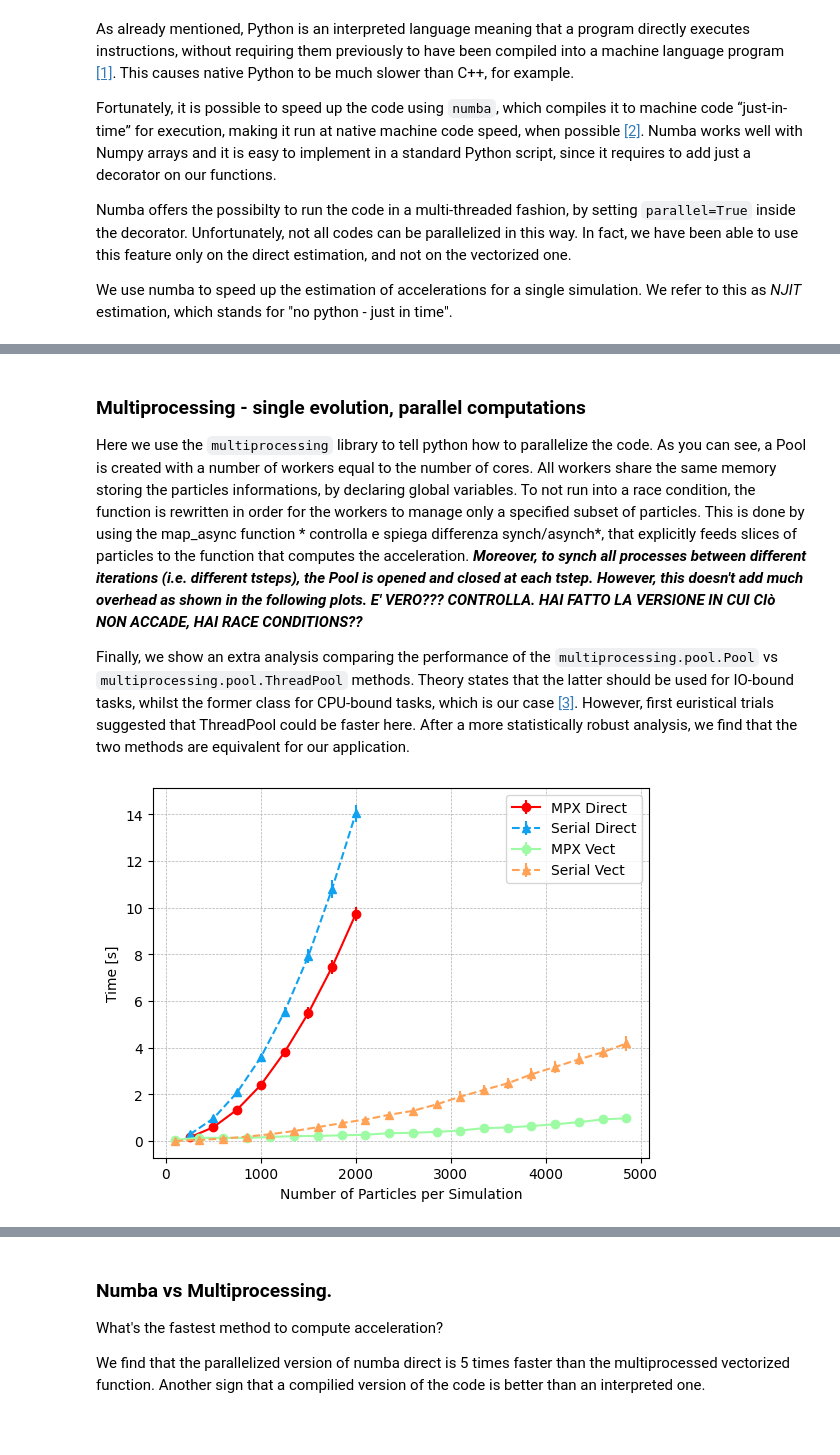
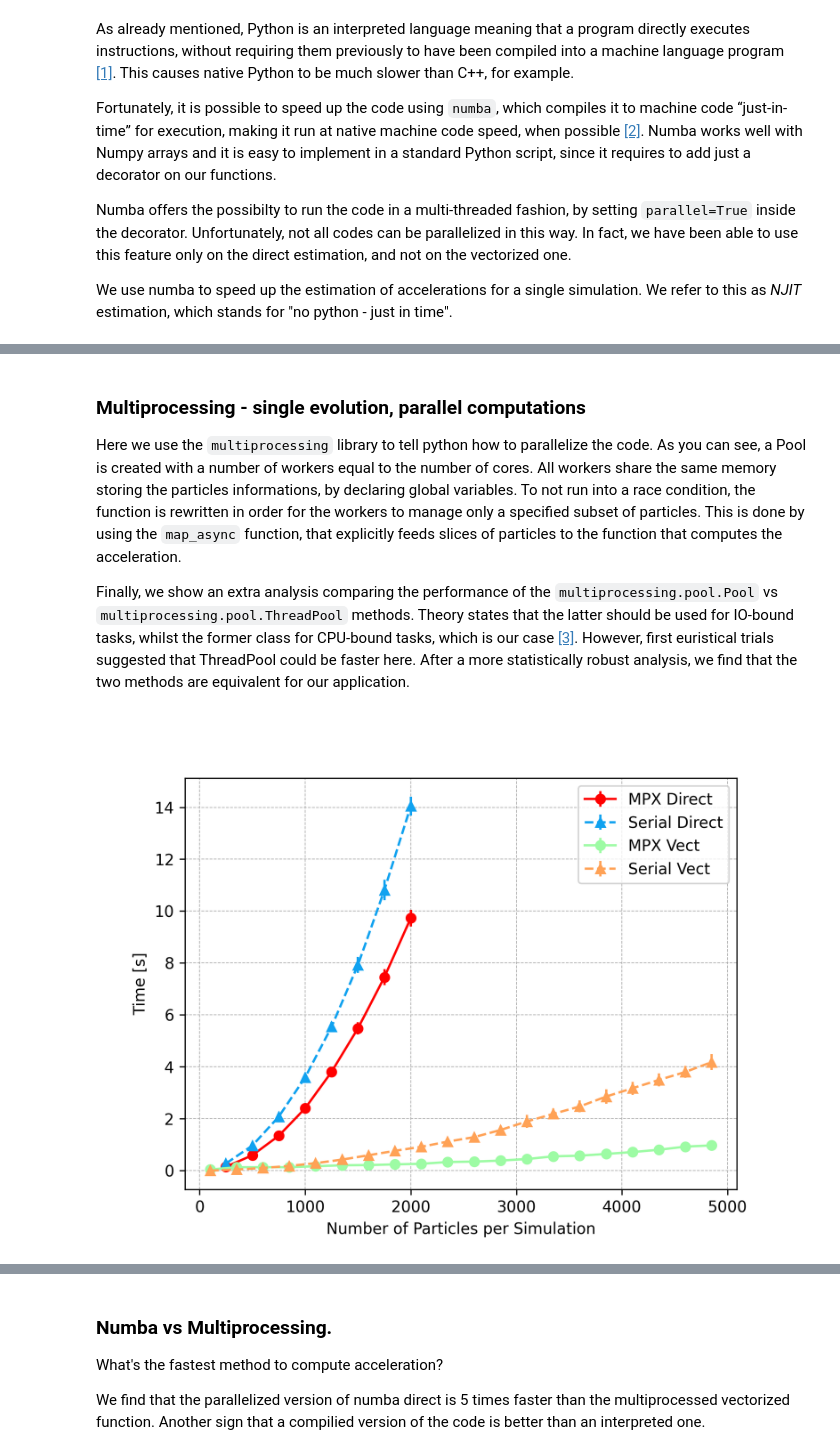
Before and after one commit to Berto70/pod_compastro23, a Jupyter notebook: project/cpu_optimization_report.ipynb, the cells around one changed output, grey strips where cells are left out. Drawn from its saved outputs; the diff is of its cells as text; code cells hidden in the pictures; blank space fills up the shorter version.

```diff
--- a/project/cpu_optimization_report.ipynb
+++ b/project/cpu_optimization_report.ipynb
@@ -299,7 +256,7 @@ We see that direct_slow is by far the slowest. Among the optimized functions, we
 * `vectorized_fast`: vectorized version, using `njit(parallel=False)`. As discussed in the second point, this only adds an overhead and actually slows down the already-optimized numpy.
 # %% [markdown]
 ### Multiprocessing - single evolution, parallel computations
-Here we use the `multiprocessing` library to tell python how to parallelize the code. As you can see, a Pool is created with a number of workers equal to the number of cores. All workers share the same memory storing the particles informations, by declaring global variables. To not run into a race condition, the function is rewritten in order for the workers to manage only a specified subset of particles. This is done by using the map_async function * controlla e spiega differenza synch/asynch*, that explicitly feeds slices of particles to the function that computes the acceleration. ***Moreover, to synch all processes between different iterations (i.e. different tsteps), the Pool is opened and closed at each tstep. However, this doesn't add much overhead as shown in the following plots. E' VERO??? CONTROLLA. HAI FATTO LA VERSIONE IN CUI CIò NON ACCADE, HAI RACE CONDITIONS??***
+Here we use the `multiprocessing` library to tell python how to parallelize the code. As you can see, a Pool is created with a number of workers equal to the number of cores. All workers share the same memory storing the particles informations, by declaring global variables. To not run into a race condition, the function is rewritten in order for the workers to manage only a specified subset of particles. This is done by using the `map_async` function, that explicitly feeds slices of particles to the function that computes the acceleration.
 
 Finally, we show an extra analysis comparing the performance of the `multiprocessing.pool.Pool` vs `multiprocessing.pool.ThreadPool` methods. Theory states that the latter should be used for IO-bound tasks, whilst the former class for CPU-bound tasks, which is our case [[3]](https://superfastpython.com/threadpool-vs-pool-in-python/). However, first euristical trials suggested that ThreadPool could be faster here. After a more statistically robust analysis, we find that the two methods are equivalent for our application.
 # %%
@@ -464,46 +421,8 @@ def main(n_particles):
     results = parallel_evo(N_particles, total_evo_time=tstep)
 
     return results
-# %%
-df = pd.read_csv("./multiprocessing/parallel_single_evo/POOL_single_evo_parallel_computation.csv")
-std_group = df.groupby("n_particles")[["parallel_time","serial_time"]].agg(["mean","std"])
-df3 = pd.read_csv("./multiprocessing/parallel_single_evo/for_loop_single_evo_mpx.csv")
-std_group3 = df3.groupby("n_particles")[["parallel_time","serial_time"]].agg(["mean","std"])
-
-
-
-fig, ax = plt.subplots()
-
-colors = [cm.rainbow(i) for i in np.linspace(0, 1, 10)]
-
-i = 0
-# each group has n_particles fixed (that is its "name")
-n_particles_for = std_group3["parallel_time"]["mean"].keys().get_level_values(0).values
-n_particles_vect = std_group["parallel_time"]["mean"].keys().get_level_values(0).values
-
-# std_group è vectorized
-# std_group3 è for loop
-
-ax.errorbar(n_particles_for, std_group3["parallel_time"].values[:,0], yerr=std_group3["parallel_time"].values[:,1], marker="o", label="MPX Direct", c=colors[9], linestyle='-')
-ax.errorbar(n_particles_for, std_group3["serial_time"].values[:,0], yerr=std_group3["serial_time"].values[:,1], marker="^", label="Serial Direct", c=colors[2], linestyle='--')
-
-ax.errorbar(n_particles_vect, std_group["parallel_time"].values[:,0], yerr=std_group["parallel_time"].values[:,1], marker="o", label="MPX Vect", c=colors[5], linestyle='-')
-ax.errorbar(n_particles_vect, std_group["serial_time"].values[:,0], yerr=std_group["serial_time"].values[:,1], marker="^", label="Serial Vect", c=colors[7], linestyle='--')
-
-
-
-# Set labels and title
-ax.set_xlabel('Number of Particles per Simulation')
-ax.set_ylabel('Time [s]')
-#ax.set_title(f'Number of Parallel simulations = {name}')
-ax.grid(linestyle='--', linewidth=0.5)
-
-
-ax.legend()
-
-#plt.savefig("comparison_single_evo_parallel_compute.pdf")
-# Show the plot
-plt.show()
-# %% [output]
-[figure, removed]
+# %%
+Image("comparison_single_evo_parallel_compute.png")
+# %% [output]
+[figure, added]
 # %% [markdown]
```
Also changed, not shown: parts of 23 cells of this notebook.
